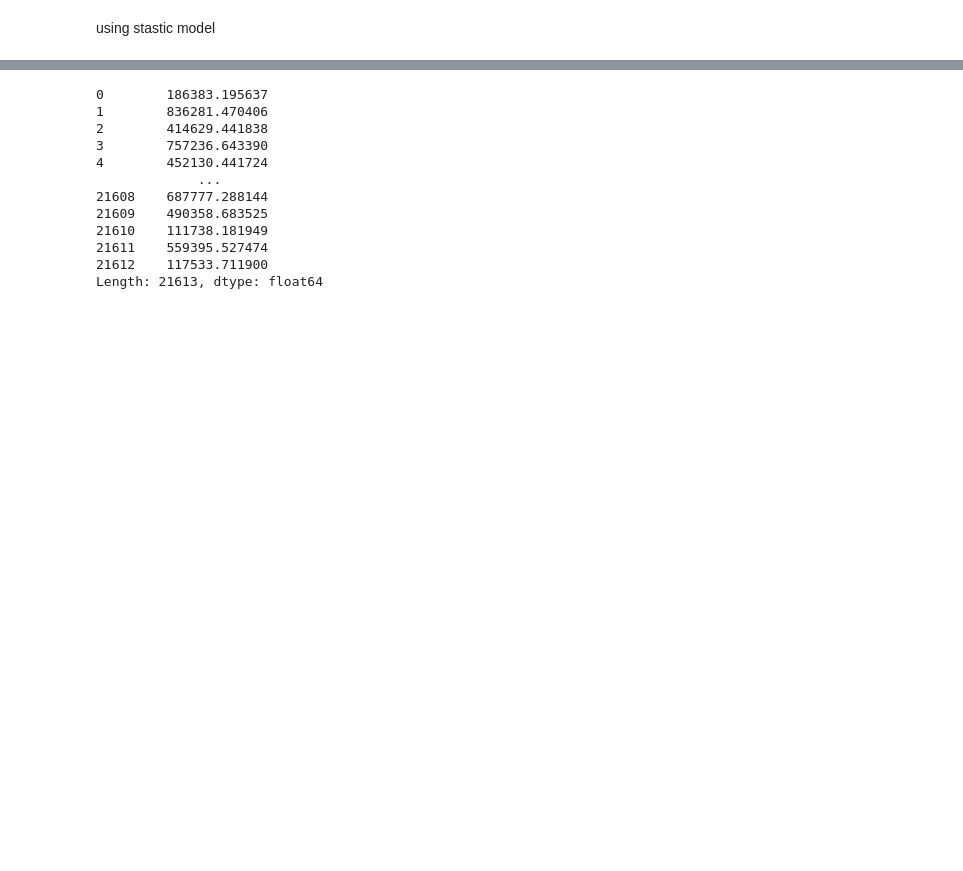
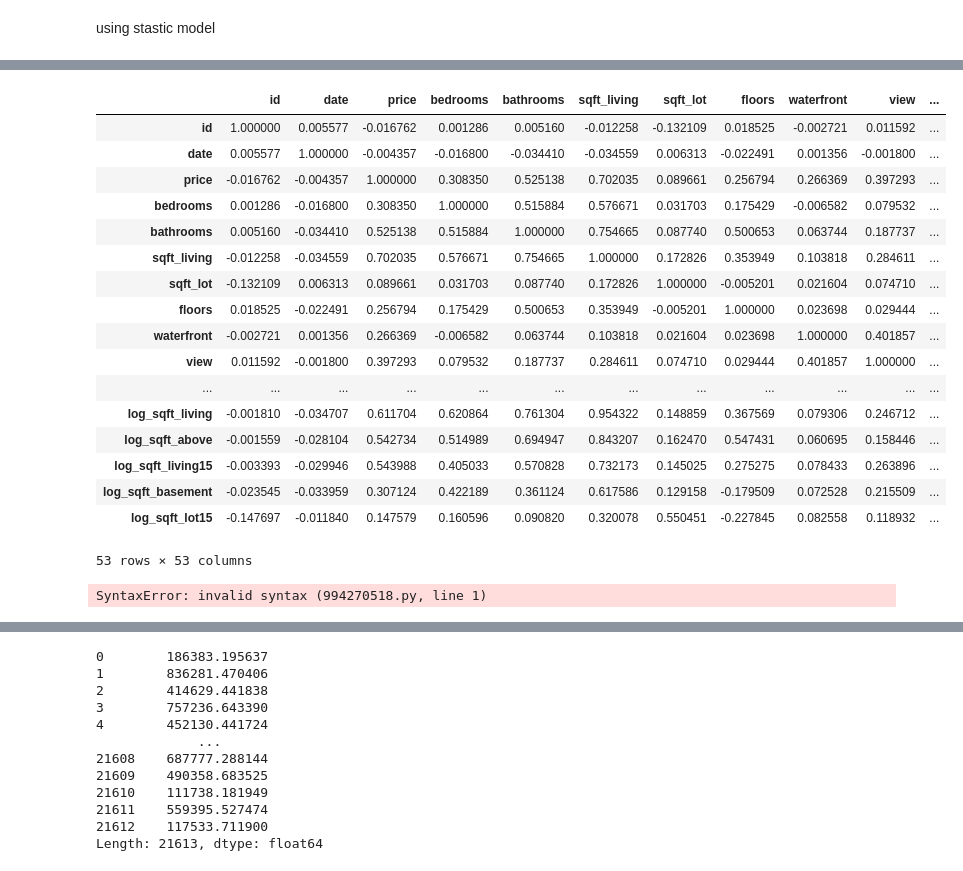
Before and after one commit to annwanginnt/data_scirence, a Jupyter notebook: assignment_3.ipynb, the cells around one changed output, grey strips where cells are left out. Cells and saved outputs as stored; diff of their text form; code cells hidden in the pictures; blank space fills up the shorter version.

```diff
--- a/assignment_3.ipynb
+++ b/assignment_3.ipynb
@@ -250,0 +276,34 @@ pred_val = result_model_ols.predict(df2[['bedrooms', 'bathrooms', 'sqft_living',
+# %%
+# model after log 'price', 'sqft_living', 'sqft_above', 'sqft_living15'
+df2['log_price'] = np.log(df2['price'])
+df2['log_sqft_living'] = np.log(df2['sqft_living'])
+df2['log_sqft_above'] = np.log(df2['sqft_above'])
+df2['log_sqft_living15'] = np.log(df2['sqft_living15'])
+df2['log_sqft_basement'] = np.log(df2['sqft_basement'])
+df2['log_sqft_lot15'] =np.log(df2['sqft_lot15'])
+# %%
+df2.corr()
+# %% [output]
+|  | id | date | price | bedrooms | bathrooms | sqft_living | sqft_lot | floors | waterfront | view | ... |
+| id | 1.000000 | 0.005577 | -0.016762 | 0.001286 | 0.005160 | -0.012258 | -0.132109 | 0.018525 | -0.002721 | 0.011592 | ... |
+| date | 0.005577 | 1.000000 | -0.004357 | -0.016800 | -0.034410 | -0.034559 | 0.006313 | -0.022491 | 0.001356 | -0.001800 | ... |
+| price | -0.016762 | -0.004357 | 1.000000 | 0.308350 | 0.525138 | 0.702035 | 0.089661 | 0.256794 | 0.266369 | 0.397293 | ... |
+| bedrooms | 0.001286 | -0.016800 | 0.308350 | 1.000000 | 0.515884 | 0.576671 | 0.031703 | 0.175429 | -0.006582 | 0.079532 | ... |
+| bathrooms | 0.005160 | -0.034410 | 0.525138 | 0.515884 | 1.000000 | 0.754665 | 0.087740 | 0.500653 | 0.063744 | 0.187737 | ... |
+| sqft_living | -0.012258 | -0.034559 | 0.702035 | 0.576671 | 0.754665 | 1.000000 | 0.172826 | 0.353949 | 0.103818 | 0.284611 | ... |
+| sqft_lot | -0.132109 | 0.006313 | 0.089661 | 0.031703 | 0.087740 | 0.172826 | 1.000000 | -0.005201 | 0.021604 | 0.074710 | ... |
+| floors | 0.018525 | -0.022491 | 0.256794 | 0.175429 | 0.500653 | 0.353949 | -0.005201 | 1.000000 | 0.023698 | 0.029444 | ... |
+| waterfront | -0.002721 | 0.001356 | 0.266369 | -0.006582 | 0.063744 | 0.103818 | 0.021604 | 0.023698 | 1.000000 | 0.401857 | ... |
+| view | 0.011592 | -0.001800 | 0.397293 | 0.079532 | 0.187737 | 0.284611 | 0.074710 | 0.029444 | 0.401857 | 1.000000 | ... |
+| ... | ... | ... | ... | ... | ... | ... | ... | ... | ... | ... | ... |
+| log_sqft_living | -0.001810 | -0.034707 | 0.611704 | 0.620864 | 0.761304 | 0.954322 | 0.148859 | 0.367569 | 0.079306 | 0.246712 | ... |
+| log_sqft_above | -0.001559 | -0.028104 | 0.542734 | 0.514989 | 0.694947 | 0.843207 | 0.162470 | 0.547431 | 0.060695 | 0.158446 | ... |
+| log_sqft_living15 | -0.003393 | -0.029946 | 0.543988 | 0.405033 | 0.570828 | 0.732173 | 0.145025 | 0.275275 | 0.078433 | 0.263896 | ... |
+| log_sqft_basement | -0.023545 | -0.033959 | 0.307124 | 0.422189 | 0.361124 | 0.617586 | 0.129158 | -0.179509 | 0.072528 | 0.215509 | ... |
+| log_sqft_lot15 | -0.147697 | -0.011840 | 0.147579 | 0.160596 | 0.090820 | 0.320078 | 0.550451 | -0.227845 | 0.082558 | 0.118932 | ... |
+53 rows × 53 columns
+# %%
+log_sqft_living, log_sqft_above, log_sqft_basement, log_sqft_lot, log_sqft_living15, log_sqft_lot15 are still correlated.
+so we need to remove these variables from the model.
+# %% [output]
+SyntaxError: invalid syntax (994270518.py, line 1)
```
Also changed, not shown: parts of 13 cells of this notebook.
